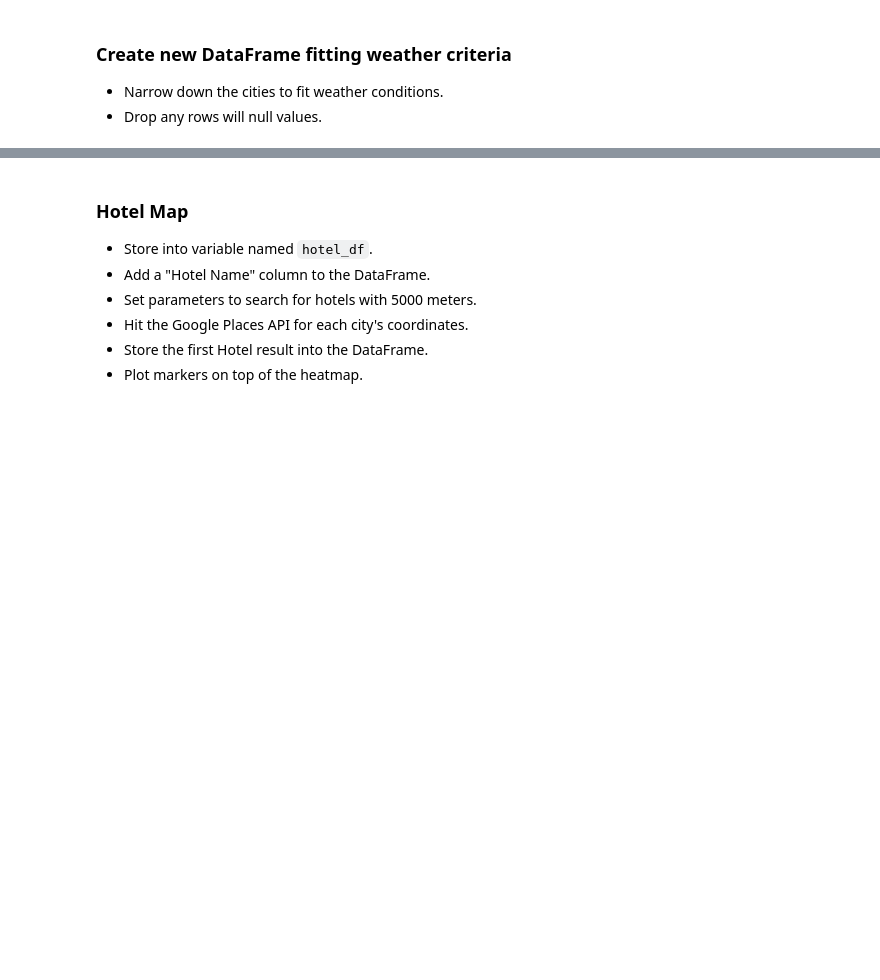
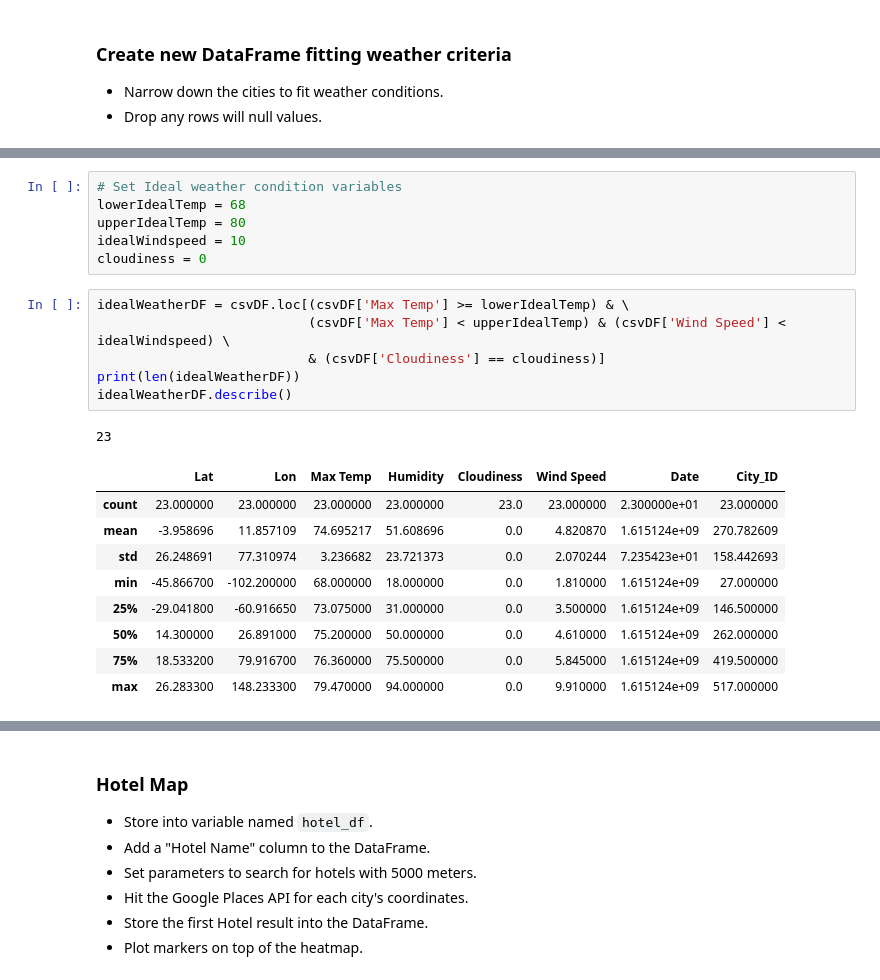
Before and after one commit to rnwokoye/python-api-challenge, a Jupyter notebook: VacationPy/VacationPy.ipynb, the cells around one changed output, grey strips where cells are left out. Saved outputs shown, nothing was run; the diff lists cells and outputs as text; blank space fills up the shorter version.

```diff
--- a/VacationPy/VacationPy.ipynb
+++ b/VacationPy/VacationPy.ipynb
@@ -50,0 +80,23 @@ my_csvDF.head(10)
+# %%
+# Set Ideal weather condition variables
+lowerIdealTemp = 68
+upperIdealTemp = 80
+idealWindspeed = 10
+cloudiness = 0
+# %%
+idealWeatherDF = csvDF.loc[(csvDF['Max Temp'] >= lowerIdealTemp) & \
+                           (csvDF['Max Temp'] < upperIdealTemp) & (csvDF['Wind Speed'] < idealWindspeed) \
+                           & (csvDF['Cloudiness'] == cloudiness)]
+print(len(idealWeatherDF))
+idealWeatherDF.describe()
+# %% [output]
+23
+|  | Lat | Lon | Max Temp | Humidity | Cloudiness | Wind Speed | Date | City_ID |
+| count | 23.000000 | 23.000000 | 23.000000 | 23.000000 | 23.0 | 23.000000 | 2.300000e+01 | 23.000000 |
+| mean | -3.958696 | 11.857109 | 74.695217 | 51.608696 | 0.0 | 4.820870 | 1.615124e+09 | 270.782609 |
+| std | 26.248691 | 77.310974 | 3.236682 | 23.721373 | 0.0 | 2.070244 | 7.235423e+01 | 158.442693 |
+| min | -45.866700 | -102.200000 | 68.000000 | 18.000000 | 0.0 | 1.810000 | 1.615124e+09 | 27.000000 |
+| 25% | -29.041800 | -60.916650 | 73.075000 | 31.000000 | 0.0 | 3.500000 | 1.615124e+09 | 146.500000 |
+| 50% | 14.300000 | 26.891000 | 75.200000 | 50.000000 | 0.0 | 4.610000 | 1.615124e+09 | 262.000000 |
+| 75% | 18.533200 | 79.916700 | 76.360000 | 75.500000 | 0.0 | 5.845000 | 1.615124e+09 | 419.500000 |
+| max | 26.283300 | 148.233300 | 79.470000 | 94.000000 | 0.0 | 9.910000 | 1.615124e+09 | 517.000000 |
```
Also changed, not shown: parts of 22 cells of this notebook, 1 other file.
